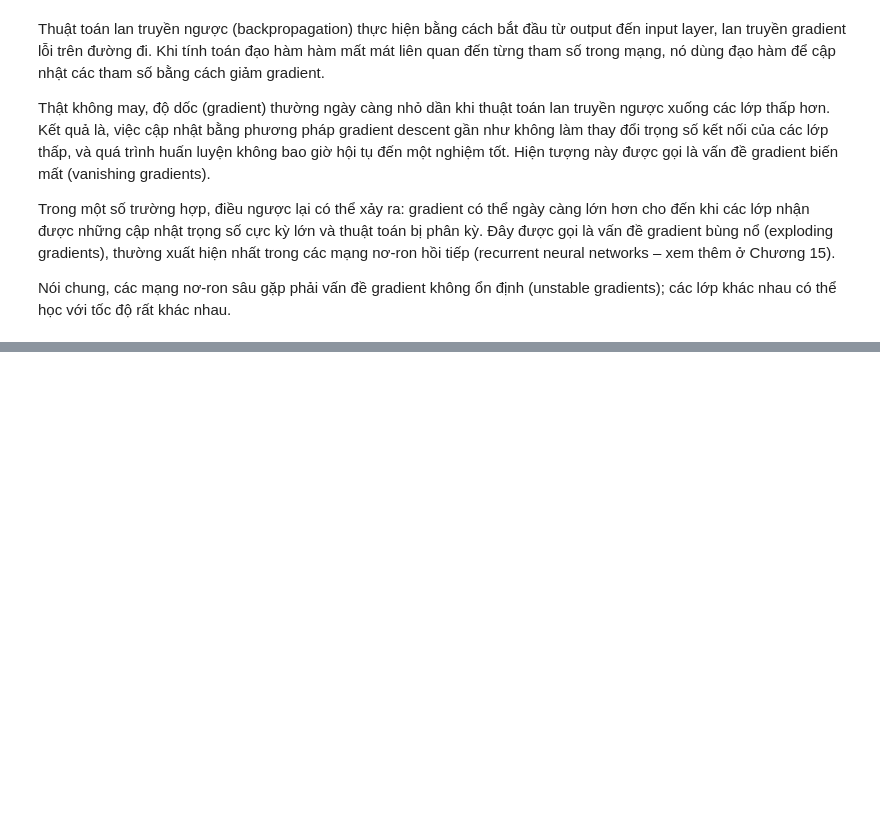
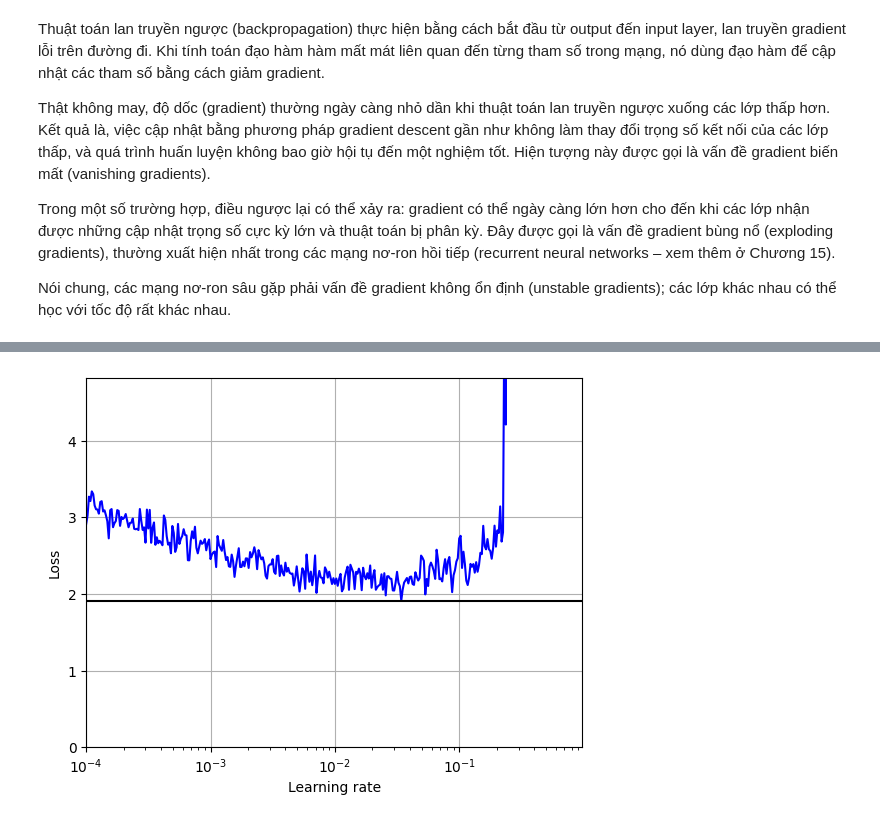
Before and after one commit to hoaghiepp/ml_learning, a Jupyter notebook: Hands_On_ML/11_training_deep_neural_networks.ipynb, the cells around one changed output, grey strips where cells are left out. Drawn from its saved outputs; the diff is of its cells as text; code cells hidden in the pictures; blank space fills up the shorter version.

```diff
--- a/Hands_On_ML/11_training_deep_neural_networks.ipynb
+++ b/Hands_On_ML/11_training_deep_neural_networks.ipynb
@@ -10,0 +71,12 @@ Nói chung, các mạng nơ-ron sâu gặp phải vấn đề gradient không
+# %%
+early_stopping_cb = tf.keras.callbacks.EarlyStopping(patience=20,
+                                                     restore_best_weights=True)
+
+model_checkpoint_cb = tf.keras.callbacks.ModelCheckpoint(
+    "my_cifar10_model.keras", save_best_only=True)
+run_index = 1
+run_logdir = "/my_cifar10_logs/run_{run_index:03d}"
+tensorboard = tf.keras.callbacks.TensorBoard(run_logdir)
+callbacks = [early_stopping_cb, model_checkpoint_cb]
+# %%
+model.fit(X_train, y_train, epochs=100, validation_data=(X_valid, y_valid), callbacks=callbacks)
@@ -10,0 +303,15 @@ Nói chung, các mạng nơ-ron sâu gặp phải vấn đề gradient không
+# %%
+tf.random.set_seed(42)
+
+model = tf.keras.Sequential()
+model.add(tf.keras.layers.Flatten(input_shape=[32, 32, 3]))
+for _ in range(20):
+    model.add(tf.keras.layers.Dense(
+        100, kernel_initializer="lecun_normal", activation="selu"))
+
+model.add(tf.keras.layers.AlphaDropout(rate=0.1))
+model.add(tf.keras.layers.Dense(10, activation="softmax"))
+
+optimizer = tf.keras.optimizers.SGD()
+model.compile(loss="sparse_categorical_crossentropy",
+              optimizer=optimizer, metrics=["accuracy"])
@@ -10,0 +353,18 @@ Nói chung, các mạng nơ-ron sâu gặp phải vấn đề gradient không
+# %%
+import matplotlib.pyplot as plt
+
+def plot_lr_vs_loss(rates, losses):
+    plt.plot(rates, losses, "b")
+    plt.gca().set_xscale('log')
+    max_loss = losses[0] + min(losses)
+    plt.hlines(min(losses), min(rates), max(rates), color="k")
+    plt.axis([min(rates), max(rates), 0, max_loss])
+    plt.xlabel("Learning rate")
+    plt.ylabel("Loss")
+    plt.grid()
+# %%
+batch_size = 128
+rates, losses = find_learning_rate(model, X_train_scaled, y_train, epochs=1,
+                                   batch_size=batch_size)
+plot_lr_vs_loss(rates, losses)
+# %% [output]
@@ -10,0 +372 @@ Nói chung, các mạng nơ-ron sâu gặp phải vấn đề gradient không
+[figure, added]
```
Also changed, not shown: parts of 23 cells of this notebook, 16 other files.
